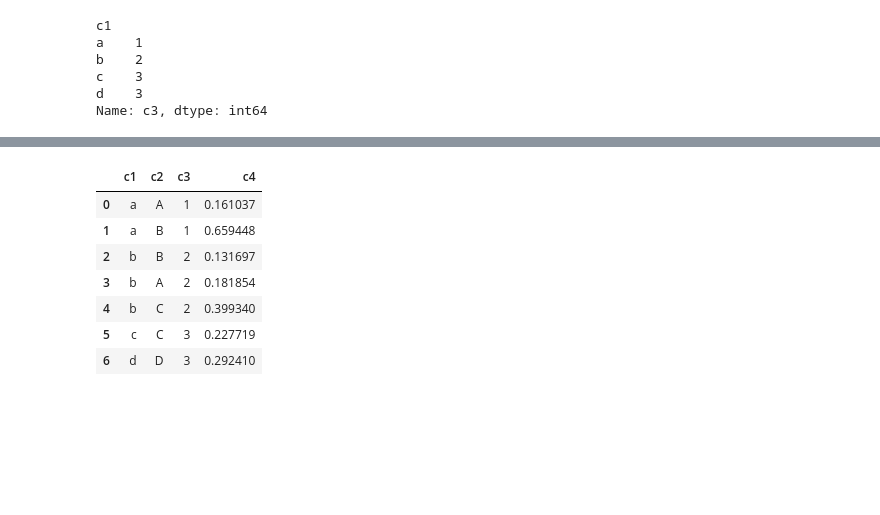
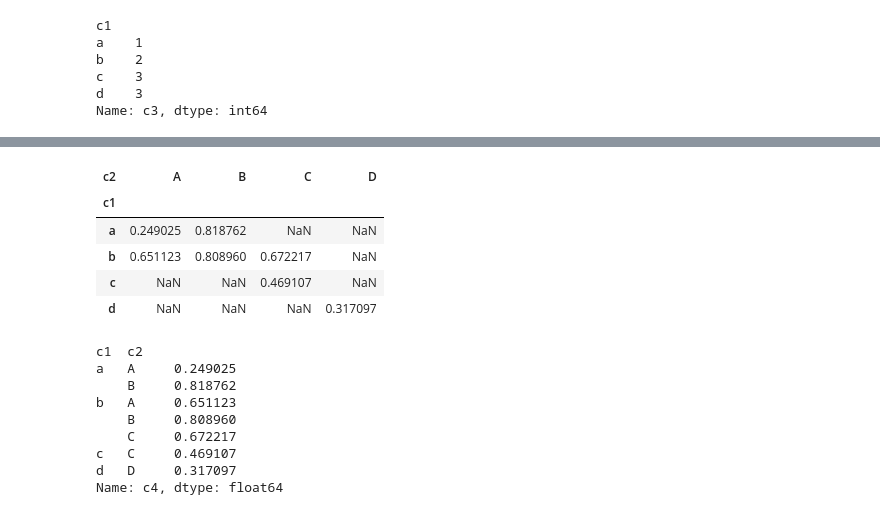
Before and after one commit to unknown-jun/Pandas, a Jupyter notebook: reviewing_pandas.ipynb, the cells around one changed output, grey strips where cells are left out. Drawn from its saved outputs; the diff is of its cells as text; code cells hidden in the pictures; blank space fills up the shorter version.

```diff
--- a/reviewing_pandas.ipynb
+++ b/reviewing_pandas.ipynb
@@ -2871,12 +3042,22 @@ d   D     0.292410
 Name: c4, dtype: float64
 # %%
-df
+df['c4'].groupby([df['c1'], df['c2']]).mean().unstack()
 # %% [output]
-|  | c1 | c2 | c3 | c4 |
-| 0 | a | A | 1 | 0.161037 |
-| 1 | a | B | 1 | 0.659448 |
-| 2 | b | B | 2 | 0.131697 |
-| 3 | b | A | 2 | 0.181854 |
-| 4 | b | C | 2 | 0.399340 |
-| 5 | c | C | 3 | 0.227719 |
-| 6 | d | D | 3 | 0.292410 |
+| c2 | A | B | C | D |
+| c1 |  |  |  |  |
+| a | 0.249025 | 0.818762 | NaN | NaN |
+| b | 0.651123 | 0.808960 | 0.672217 | NaN |
+| c | NaN | NaN | 0.469107 | NaN |
+| d | NaN | NaN | NaN | 0.317097 |
+# %%
+df['c4'].groupby([df['c1'], df['c2']]).mean()
+# %% [output]
+c1  c2
+a   A     0.249025
+    B     0.818762
+b   A     0.651123
+    B     0.808960
+    C     0.672217
+c   C     0.469107
+d   D     0.317097
+Name: c4, dtype: float64
```
Also changed, not shown: parts of 98 cells of this notebook.
